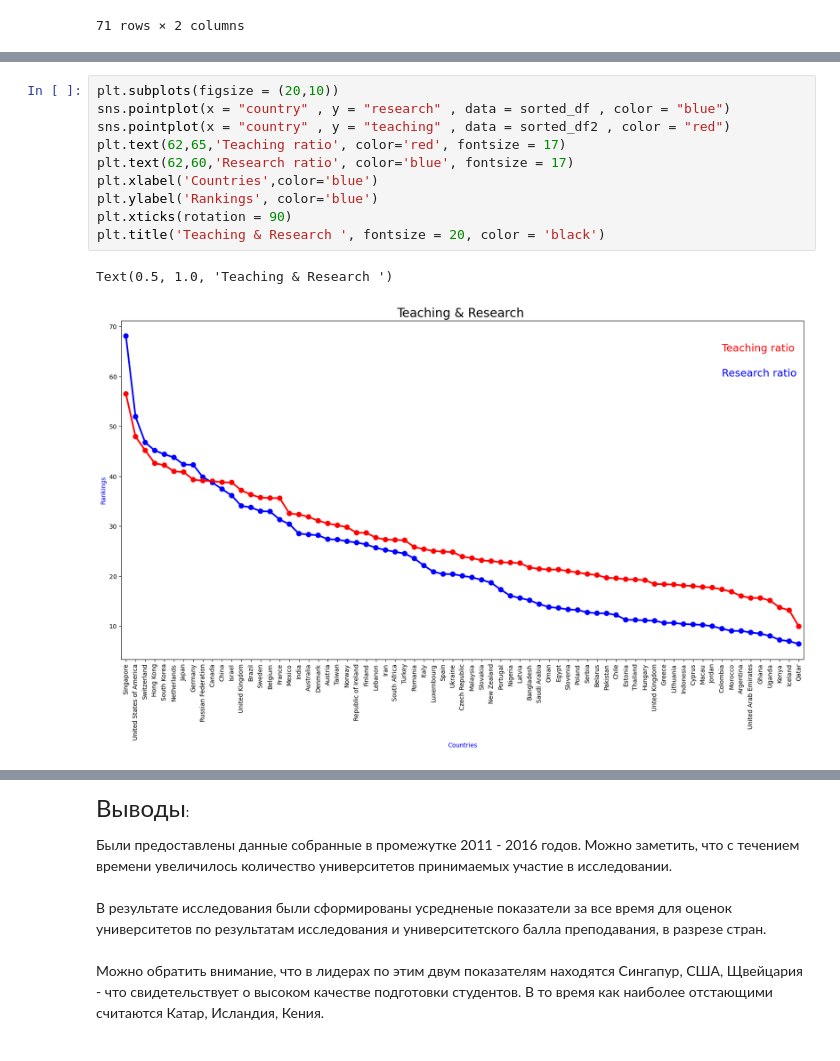
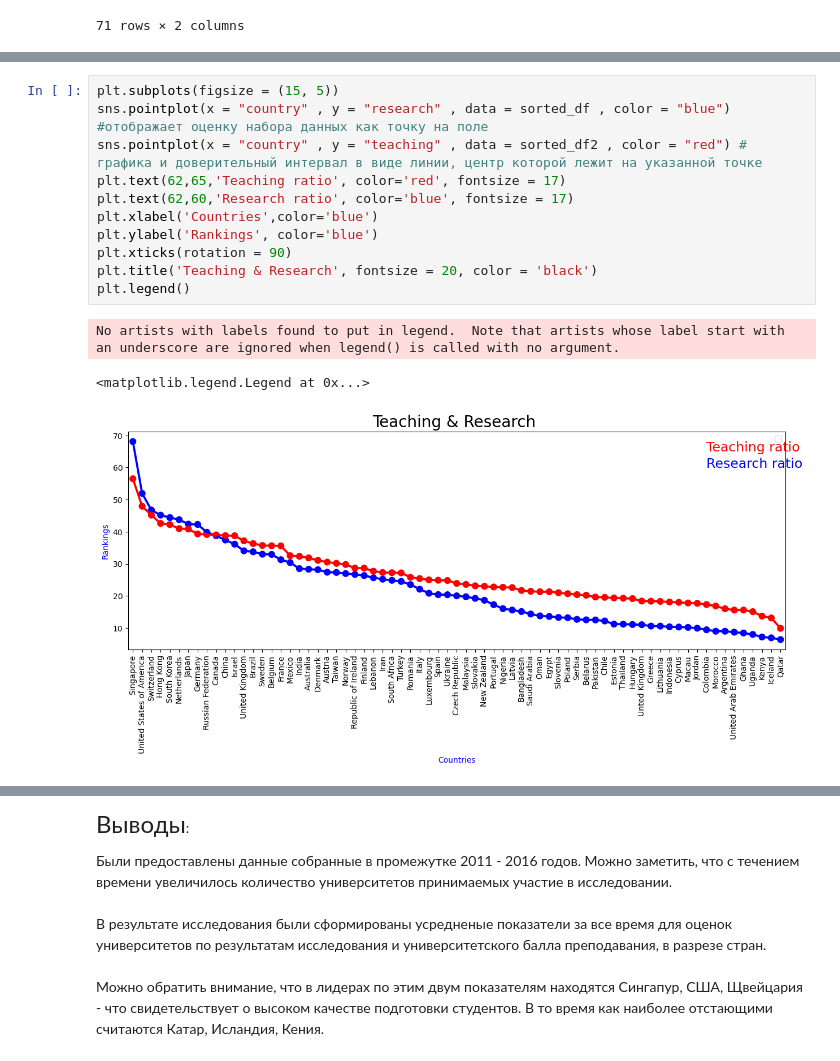
Before and after one commit to Diana-Shilova/TMSds, a Jupyter notebook: lesson13/EDA_1.ipynb, the cells around one changed output, grey strips where cells are left out. Saved outputs shown, nothing was run; the diff lists cells and outputs as text.

```diff
--- a/lesson13/EDA_1.ipynb
+++ b/lesson13/EDA_1.ipynb
@@ -419,13 +444,15 @@ plt.show()
 # %%
-plt.subplots(figsize = (20,10))
-sns.pointplot(x = "country" , y = "research" , data = sorted_df , color = "blue")
-sns.pointplot(x = "country" , y = "teaching" , data = sorted_df2 , color = "red")
+plt.subplots(figsize = (15, 5))
+sns.pointplot(x = "country" , y = "research" , data = sorted_df , color = "blue") #отображает оценку набора данных как точку на поле
+sns.pointplot(x = "country" , y = "teaching" , data = sorted_df2 , color = "red") # графика и доверительный интервал в виде линии, центр которой лежит на указанной точке
 plt.text(62,65,'Teaching ratio', color='red', fontsize = 17)
 plt.text(62,60,'Research ratio', color='blue', fontsize = 17)
 plt.xlabel('Countries',color='blue')
 plt.ylabel('Rankings', color='blue')
 plt.xticks(rotation = 90)
-plt.title('Teaching & Research ', fontsize = 20, color = 'black')
+plt.title('Teaching & Research', fontsize = 20, color = 'black')
+plt.legend()
 # %% [output]
-Text(0.5, 1.0, 'Teaching & Research ')
+No artists with labels found to put in legend.  Note that artists whose label start with an underscore are ignored when legend() is called with no argument.
+<matplotlib.legend.Legend at 0x...>
-[figure, old version]
+[figure, new version]
```
Also changed, not shown: parts of 26 cells of this notebook.
